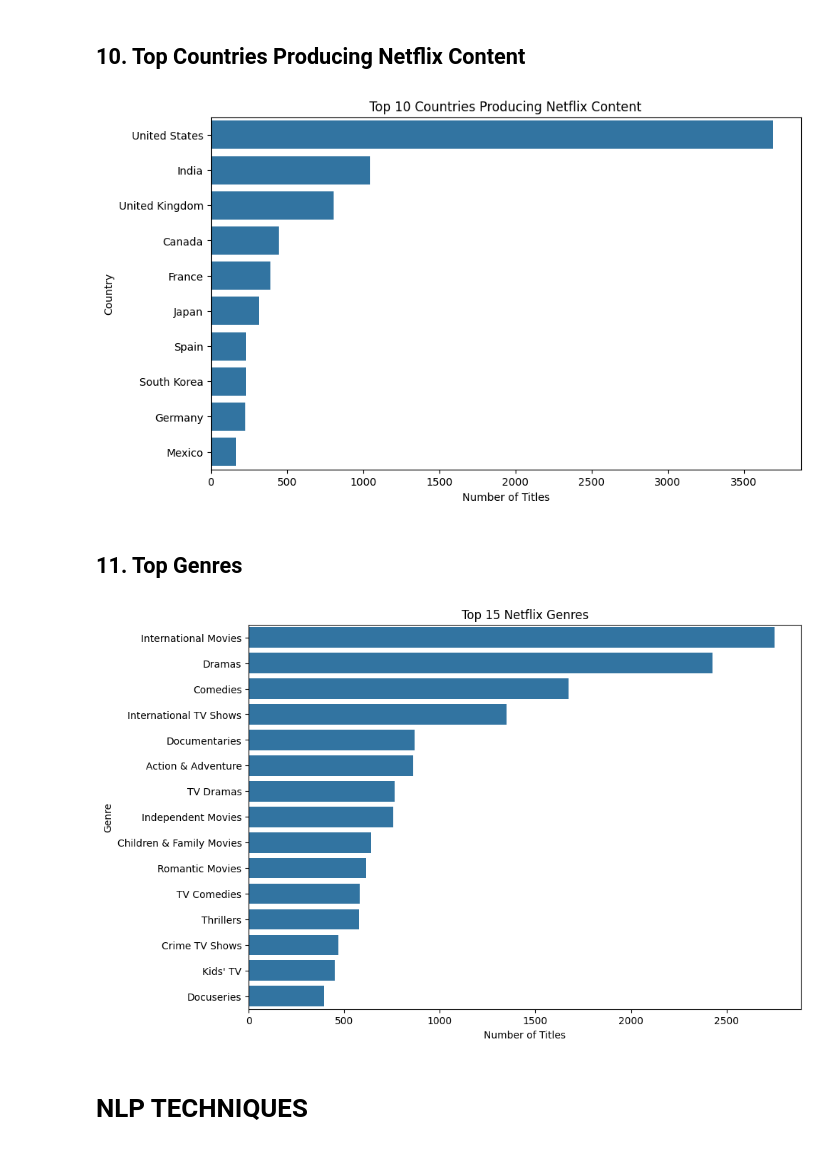
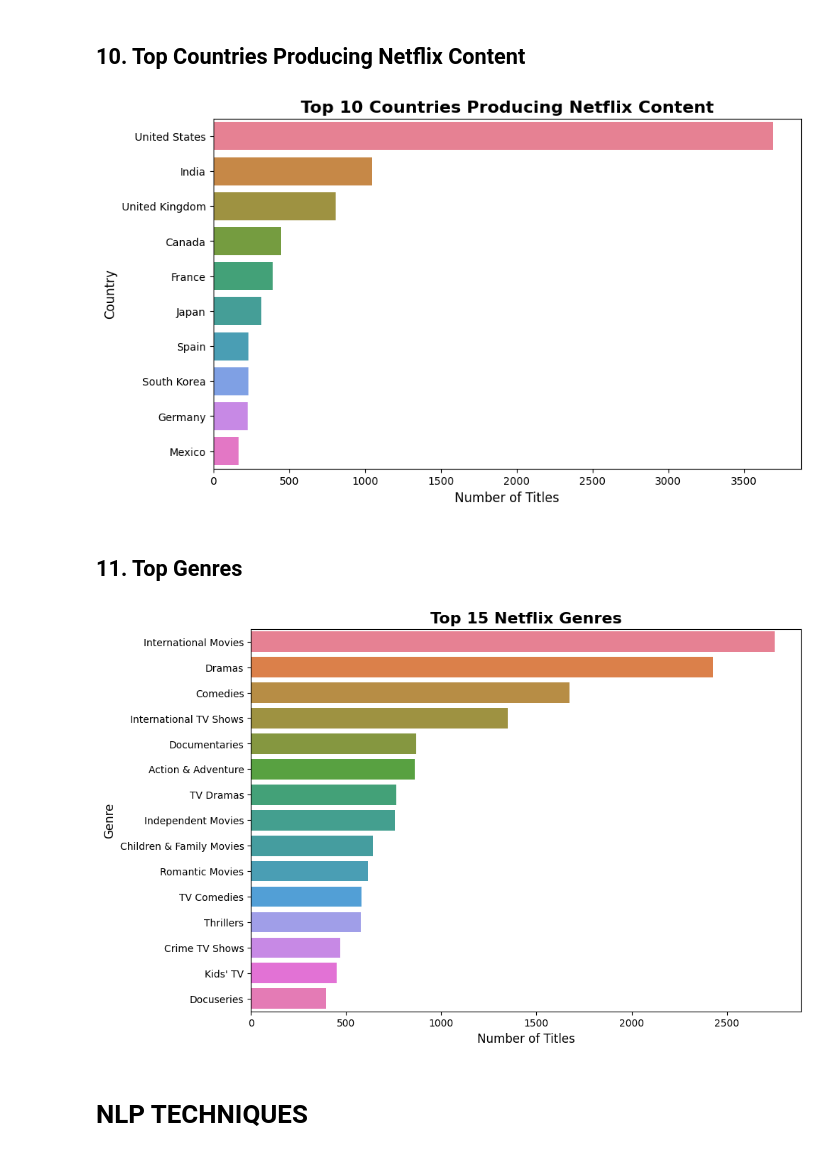
Before and after one commit to kumudvi/Netflix-and-movies, a Jupyter notebook: Netflix.ipynb, the cells around one changed output. Drawn from its saved outputs; the diff is of its cells as text; code cells hidden in the pictures.

```diff
--- a/Netflix.ipynb
+++ b/Netflix.ipynb
@@ -257,37 +262,49 @@ countries = df['country'].str.split(', ').explode()
 
 country_counts = countries[countries != 'Unknown'].value_counts().head(10)
 
-plt.figure(figsize=(10,6))
+plt.figure(figsize=(10, 6))
+
 sns.barplot(
     x=country_counts.values,
-    y=country_counts.index
+    y=country_counts.index,
+    hue=country_counts.index,
+    palette='husl',
+    legend=False
 )
 
-plt.title('Top 10 Countries Producing Netflix Content')
-plt.xlabel('Number of Titles')
-plt.ylabel('Country')
+plt.title('Top 10 Countries Producing Netflix Content',
+          fontsize=16, fontweight='bold')
+plt.xlabel('Number of Titles', fontsize=12)
+plt.ylabel('Country', fontsize=12)
+
 plt.show()
 # %% [output]
-[figure, old version]
+[figure, new version]
 # %% [markdown]
 ## 11. Top Genres
 # %%
 genres = df['listed_in'].str.split(', ').explode()
 
 genre_counts = genres[genres != 'Unknown'].value_counts().head(15)
 
-plt.figure(figsize=(10,7))
+plt.figure(figsize=(10, 7))
+
 sns.barplot(
     x=genre_counts.values,
-    y=genre_counts.index
+    y=genre_counts.index,
+    hue=genre_counts.index,
+    palette='husl',
+    legend=False
 )
 
-plt.title('Top 15 Netflix Genres')
-plt.xlabel('Number of Titles')
-plt.ylabel('Genre')
+plt.title('Top 15 Netflix Genres',
+          fontsize=16, fontweight='bold')
+plt.xlabel('Number of Titles', fontsize=12)
+plt.ylabel('Genre', fontsize=12)
+
 plt.show()
 # %% [output]
-[figure, old version]
+[figure, new version]
 # %% [markdown]
 # NLP TECHNIQUES
 # %% [markdown]
```
Also changed, not shown: parts of 7 cells of this notebook.
